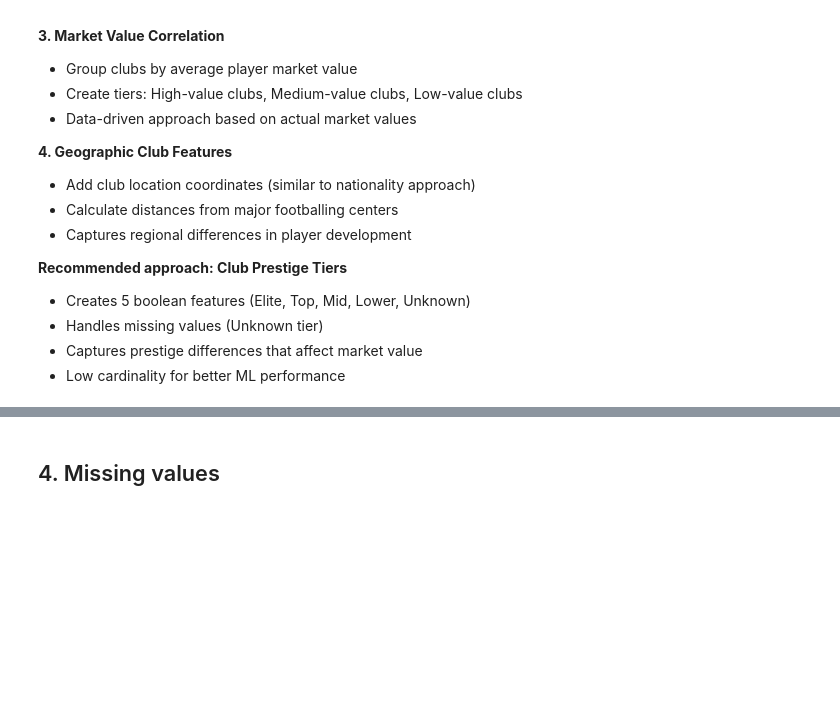
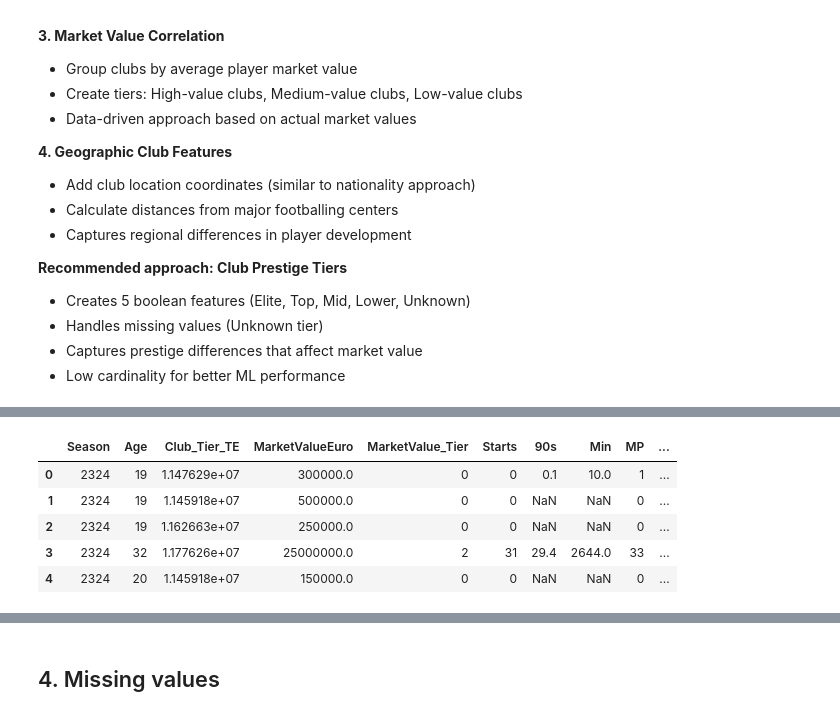
Before and after one commit to markuskuehnle/football-talent-value-forecast, a Jupyter notebook: notebooks/06_clean_merged_data.ipynb, the cells around one changed output, grey strips where cells are left out. Cells and saved outputs as stored; diff of their text form; code cells hidden in the pictures; blank space fills up the shorter version.

```diff
--- a/notebooks/06_clean_merged_data.ipynb
+++ b/notebooks/06_clean_merged_data.ipynb
@@ -317,0 +469,12 @@ NOTE: How to use these new features in ML models
+# %%
+df_with_market_values = df[['Season','Age', 'Club_Tier_TE', 'MarketValueEuro', 'MarketValue_Tier', 'Starts', '90s', 'Min', 'MP', 'Cmp.3', 'PrgDist', 'Att.3', 'Carries', 'TotDist', 'Att', 'Pos_FW', 'Pos_MF', 'Pos_DF', 'Pos_GK', 'Nationality_Latitude', 'Nationality_Longitude', 'Distance_from_Europe', 'Distance_from_South_America', 'Distance_from_Africa', 'Distance_from_North_America']]
+df_with_market_values.head()
+
+####### Exclude 'Player' before training
+# %% [output]
+|  | Season | Age | Club_Tier_TE | MarketValueEuro | MarketValue_Tier | Starts | 90s | Min | MP | ... |
+| 0 | 2324 | 19 | 1.147629e+07 | 300000.0 | 0 | 0 | 0.1 | 10.0 | 1 | ... |
+| 1 | 2324 | 19 | 1.145918e+07 | 500000.0 | 0 | 0 | NaN | NaN | 0 | ... |
+| 2 | 2324 | 19 | 1.162663e+07 | 250000.0 | 0 | 0 | NaN | NaN | 0 | ... |
+| 3 | 2324 | 32 | 1.177626e+07 | 25000000.0 | 2 | 31 | 29.4 | 2644.0 | 33 | ... |
+| 4 | 2324 | 20 | 1.145918e+07 | 150000.0 | 0 | 0 | NaN | NaN | 0 | ... |
```
Also changed, not shown: parts of 21 cells of this notebook.
